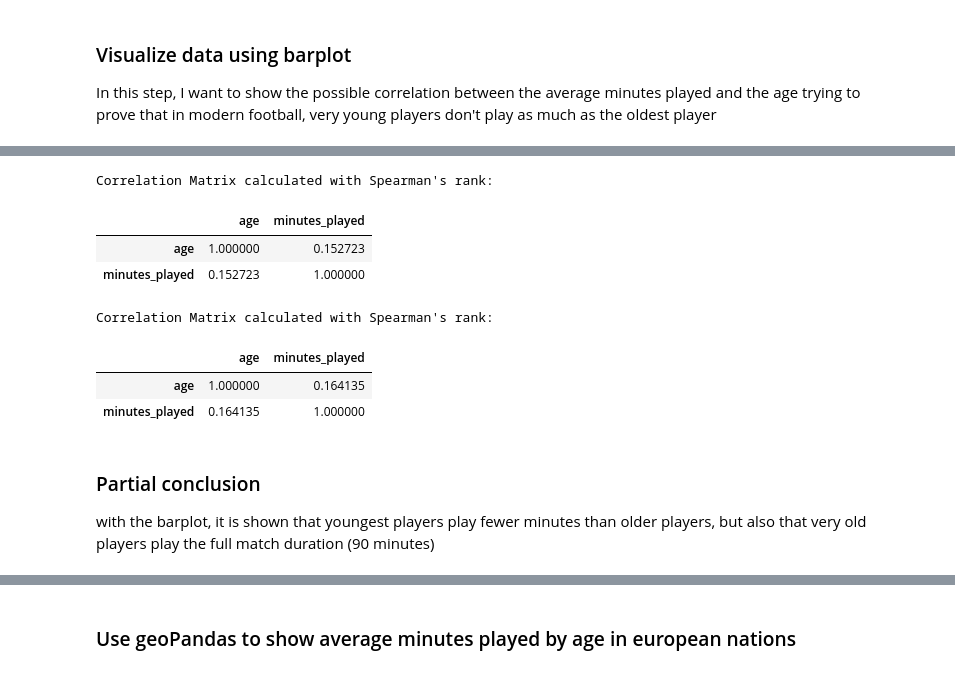
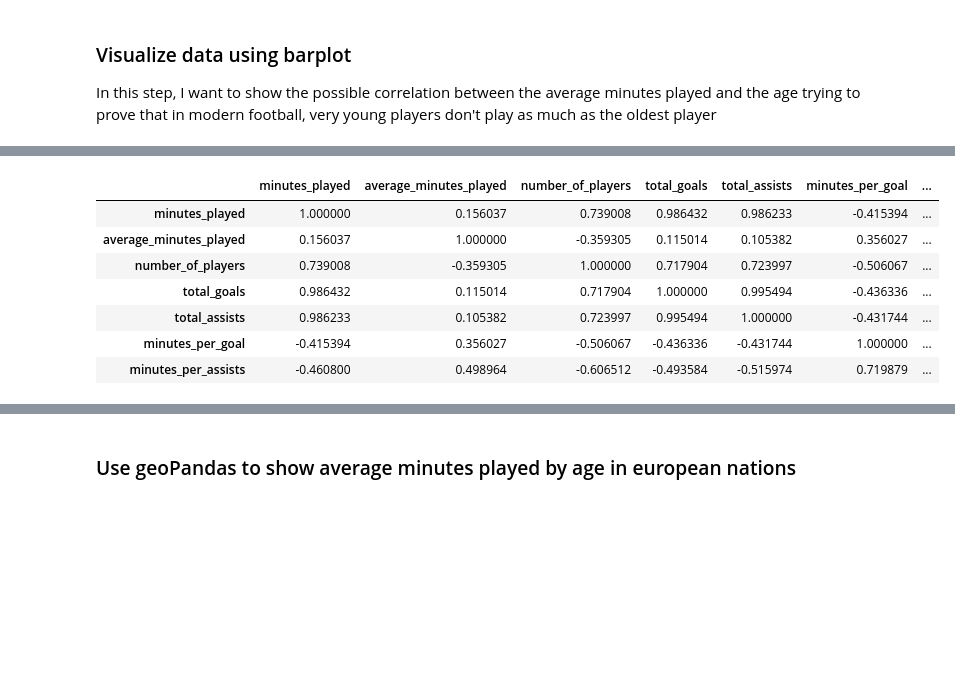
Before and after one commit to BonincontroL/IumTweb_project, a Jupyter notebook: solution/DataAnalysis/JupyterNotebooks/appearances.ipynb, the cells around one changed output, grey strips where cells are left out. Cells and saved outputs as stored; diff of their text form; code cells hidden in the pictures; blank space fills up the shorter version.

Commit message:
continuata data analysis in appearances.ipynb

```diff
--- a/solution/DataAnalysis/JupyterNotebooks/appearances.ipynb
+++ b/solution/DataAnalysis/JupyterNotebooks/appearances.ipynb
@@ -371,0 +401,12 @@ plt.show()
+# %%
+league_age_analysis = player_appearances_df.groupby(['country_name', 'age_group'], observed=True).agg(
+    minutes_played=pd.NamedAgg(column='minutes_played', aggfunc='sum'),
+    average_minutes_played=pd.NamedAgg(column='minutes_played', aggfunc='mean'),
+    number_of_players=pd.NamedAgg(column='player_id', aggfunc=pd.Series.nunique),
+    total_goals = pd.NamedAgg(column='goals', aggfunc='sum'),
+    total_assists = pd.NamedAgg(column='assists', aggfunc='sum')
+).reset_index()
+league_age_analysis['minutes_per_goal']=league_age_analysis['minutes_played']/league_age_analysis['total_goals']
+league_age_analysis['minutes_per_assists']=league_age_analysis['minutes_played']/league_age_analysis['total_assists']
+
+league_age_analysis
@@ -409,20 +509,15 @@ plt.show()
 # %%
-correlation = player_appearances_df[['age','minutes_played']].corr()
-correlation_spearman = player_appearances_df[['age','minutes_played']].corr(method='spearman')
-print("Correlation Matrix calculated with Spearman's rank:")
-display(correlation)
-print("Correlation Matrix calculated with Spearman's rank:")
-display(correlation_spearman)
+#converting age group into an enumerated category
+league_age_analysis['age_group_code']= league_age_analysis['age_group'].astype('category').cat.codes
+
+correlation_matrix = league_age_analysis[['minutes_played', 'average_minutes_played', 'number_of_players','total_goals','total_assists','minutes_per_goal','minutes_per_assists']].corr()
+correlation_matrix
 # %% [output]
-Correlation Matrix calculated with Spearman's rank:
-|  | age | minutes_played |
-| age | 1.000000 | 0.152723 |
-| minutes_played | 0.152723 | 1.000000 |
+|  | minutes_played | average_minutes_played | number_of_players | total_goals | total_assists | minutes_per_goal | ... |
+| minutes_played | 1.000000 | 0.156037 | 0.739008 | 0.986432 | 0.986233 | -0.415394 | ... |
+| average_minutes_played | 0.156037 | 1.000000 | -0.359305 | 0.115014 | 0.105382 | 0.356027 | ... |
+| number_of_players | 0.739008 | -0.359305 | 1.000000 | 0.717904 | 0.723997 | -0.506067 | ... |
+| total_goals | 0.986432 | 0.115014 | 0.717904 | 1.000000 | 0.995494 | -0.436336 | ... |
+| total_assists | 0.986233 | 0.105382 | 0.723997 | 0.995494 | 1.000000 | -0.431744 | ... |
+| minutes_per_goal | -0.415394 | 0.356027 | -0.506067 | -0.436336 | -0.431744 | 1.000000 | ... |
+| minutes_per_assists | -0.460800 | 0.498964 | -0.606512 | -0.493584 | -0.515974 | 0.719879 | ... |
-Correlation Matrix calculated with Spearman's rank:
-|  | age | minutes_played |
-| age | 1.000000 | 0.164135 |
-| minutes_played | 0.164135 | 1.000000 |
-# %% [markdown]
-### Partial conclusion
-with the barplot, it is shown that youngest players play fewer minutes than older players, but also that very old players
-play the full match duration (90 minutes)
```
Also changed, not shown: parts of 29 cells of this notebook.
